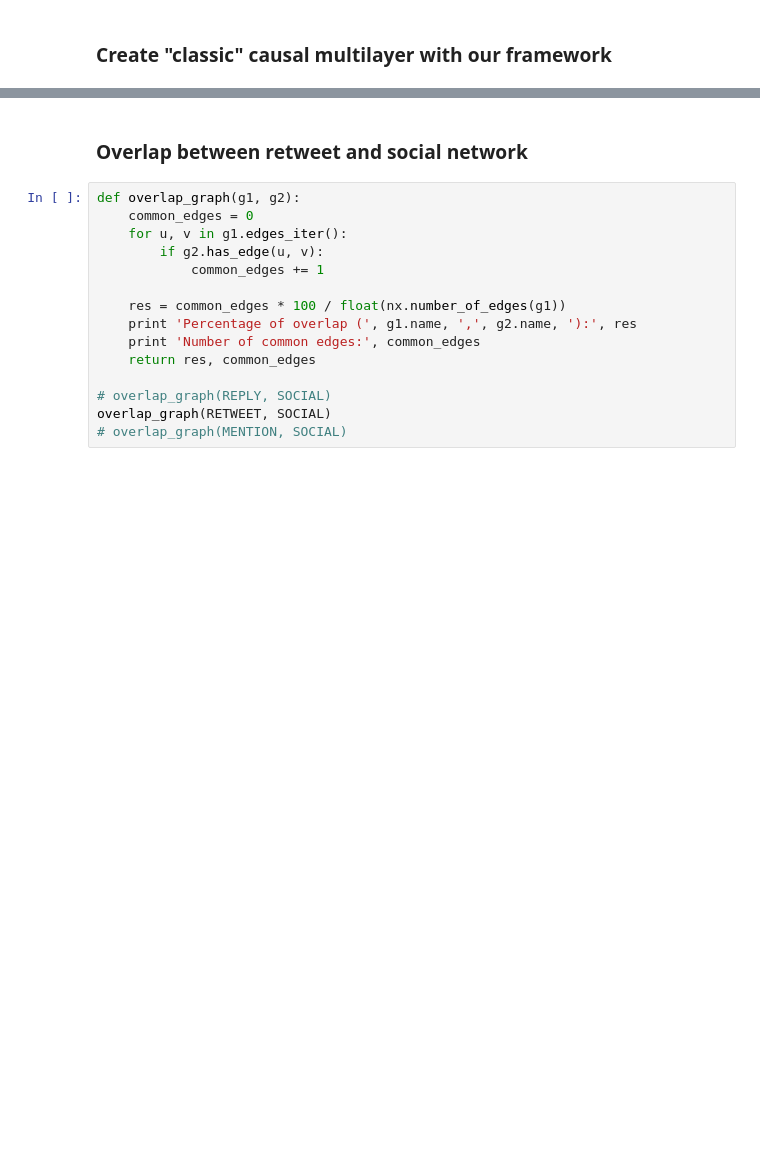
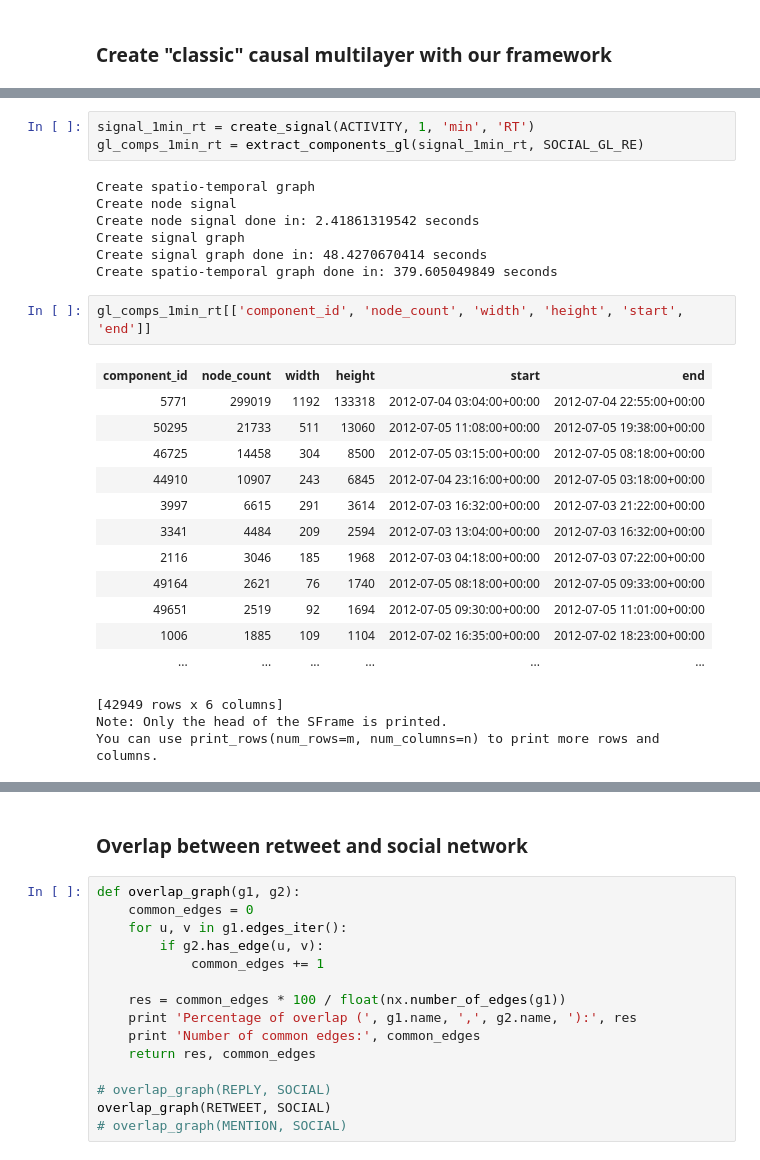
Before and after one commit to GNNX/higgs, a Jupyter notebook: Higgs twitter analysis.ipynb, the cells around one changed output, grey strips where cells are left out. Drawn from its saved outputs; the diff is of its cells as text; blank space fills up the shorter version.

```diff
--- a/Higgs twitter analysis.ipynb
+++ b/Higgs twitter analysis.ipynb
@@ -507 +491,29 @@ You can use print_rows(num_rows=m, num_columns=n) to print more rows and columns
+# %%
+signal_1min_rt = create_signal(ACTIVITY, 1, 'min', 'RT')
+gl_comps_1min_rt = extract_components_gl(signal_1min_rt, SOCIAL_GL_RE)
+# %% [output]
+Create spatio-temporal graph
+Create node signal
+Create node signal done in: 2.41861319542 seconds
+Create signal graph
+Create signal graph done in: 48.4270670414 seconds
+Create spatio-temporal graph done in: 379.605049849 seconds
+# %%
+gl_comps_1min_rt[['component_id', 'node_count', 'width', 'height', 'start', 'end']]
+# %% [output]
+| component_id | node_count | width | height | start | end |
+| 5771 | 299019 | 1192 | 133318 | 2012-07-04 03:04:00+00:00 | 2012-07-04 22:55:00+00:00 |
+| 50295 | 21733 | 511 | 13060 | 2012-07-05 11:08:00+00:00 | 2012-07-05 19:38:00+00:00 |
+| 46725 | 14458 | 304 | 8500 | 2012-07-05 03:15:00+00:00 | 2012-07-05 08:18:00+00:00 |
+| 44910 | 10907 | 243 | 6845 | 2012-07-04 23:16:00+00:00 | 2012-07-05 03:18:00+00:00 |
+| 3997 | 6615 | 291 | 3614 | 2012-07-03 16:32:00+00:00 | 2012-07-03 21:22:00+00:00 |
+| 3341 | 4484 | 209 | 2594 | 2012-07-03 13:04:00+00:00 | 2012-07-03 16:32:00+00:00 |
+| 2116 | 3046 | 185 | 1968 | 2012-07-03 04:18:00+00:00 | 2012-07-03 07:22:00+00:00 |
+| 49164 | 2621 | 76 | 1740 | 2012-07-05 08:18:00+00:00 | 2012-07-05 09:33:00+00:00 |
+| 49651 | 2519 | 92 | 1694 | 2012-07-05 09:30:00+00:00 | 2012-07-05 11:01:00+00:00 |
+| 1006 | 1885 | 109 | 1104 | 2012-07-02 16:35:00+00:00 | 2012-07-02 18:23:00+00:00 |
+| ... | ... | ... | ... | ... | ... |
+[42949 rows x 6 columns]
+Note: Only the head of the SFrame is printed.
+You can use print_rows(num_rows=m, num_columns=n) to print more rows and columns.
 # %%
```
Also changed, not shown: parts of 27 cells of this notebook.
